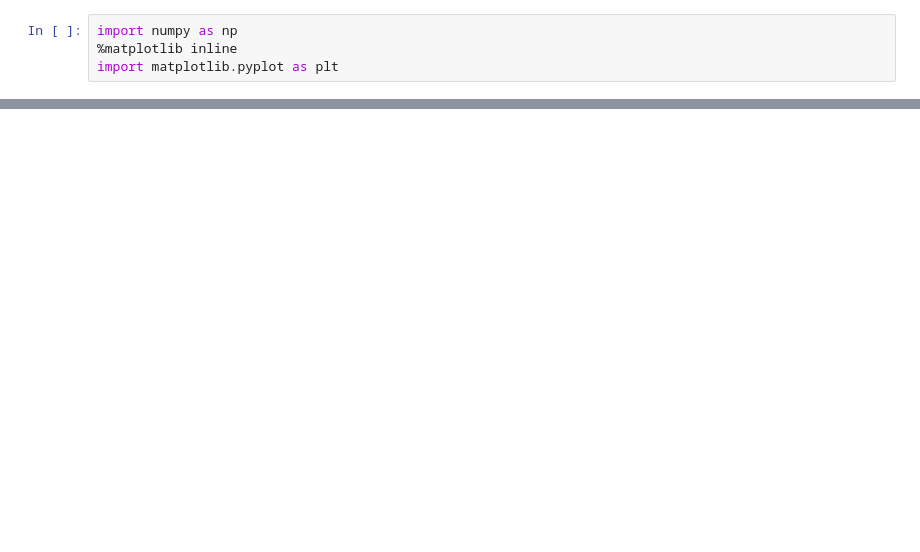
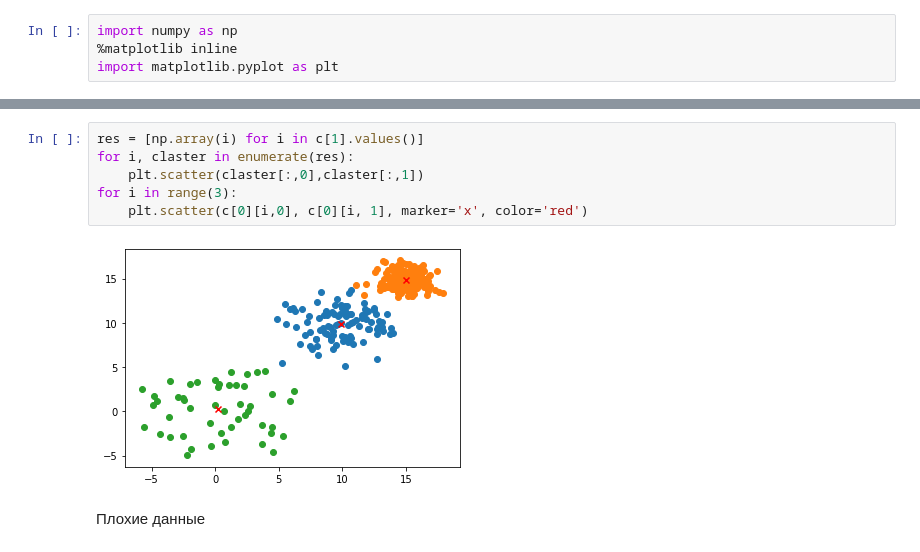
Before and after one commit to Dmitry315/Clasterization, a Jupyter notebook: K-means.ipynb, the cells around one changed output, grey strips where cells are left out. Cells and saved outputs as stored; diff of their text form; blank space fills up the shorter version.

```diff
--- a/K-means.ipynb
+++ b/K-means.ipynb
@@ -37,0 +111,10 @@ def k_mean(data, k, points_initializer):
+# %%
+res = [np.array(i) for i in c[1].values()]
+for i, claster in enumerate(res):
+    plt.scatter(claster[:,0],claster[:,1])
+for i in range(3):
+    plt.scatter(c[0][i,0], c[0][i, 1], marker='x', color='red')
+# %% [output]
+[figure, added]
+# %% [markdown]
+Плохие данные
```
Also changed, not shown: parts of 16 cells of this notebook.
